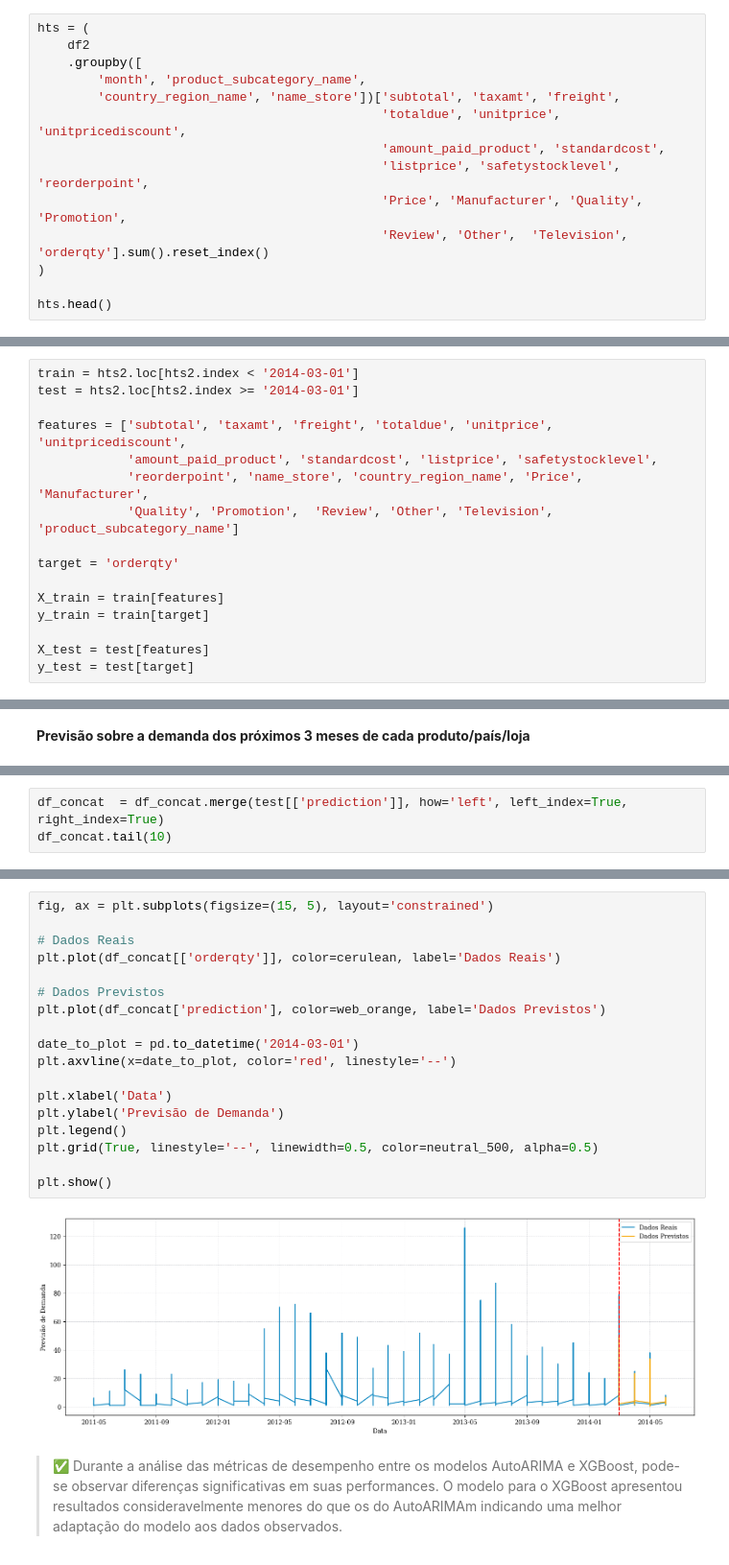
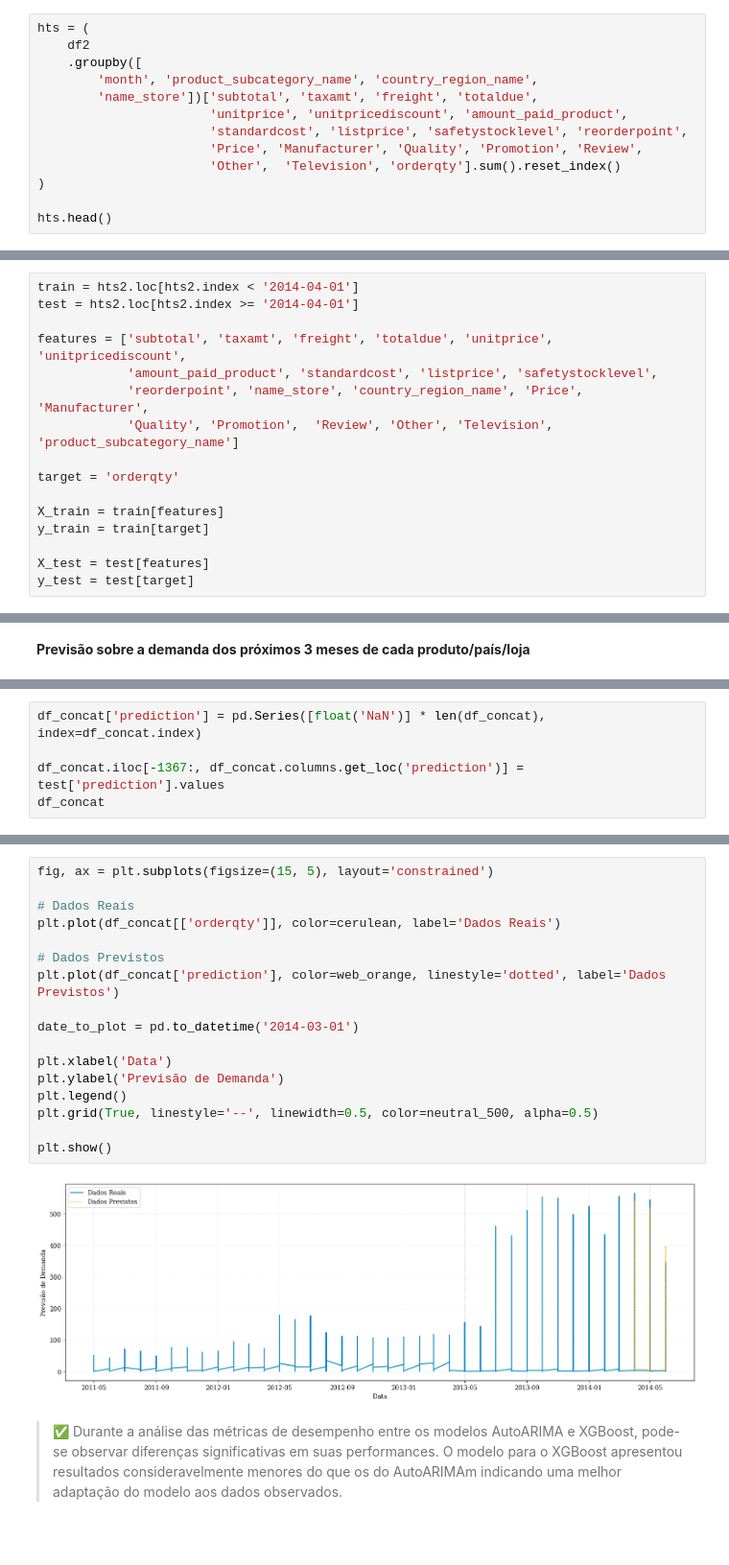
Before and after one commit to andressagomes26/adventure_works_demand_forecast, a Jupyter notebook: demand_forecast.ipynb, the cells around one changed output, grey strips where cells are left out. Shown at 96% size. Saved outputs shown, nothing was run; the diff lists cells and outputs as text.

```diff
--- a/demand_forecast.ipynb
+++ b/demand_forecast.ipynb
@@ -654,13 +722,12 @@ df2 = df2.drop('city', axis=1)
 hts = (
     df2
     .groupby([
-        'month', 'product_subcategory_name',
-        'country_region_name', 'name_store'])['subtotal', 'taxamt', 'freight',
-                                              'totaldue', 'unitprice', 'unitpricediscount',
-                                              'amount_paid_product', 'standardcost',
-                                              'listprice', 'safetystocklevel', 'reorderpoint',
-                                              'Price', 'Manufacturer', 'Quality', 'Promotion',
-                                              'Review', 'Other',  'Television', 'orderqty'].sum().reset_index()
+        'month', 'product_subcategory_name', 'country_region_name',
+        'name_store'])['subtotal', 'taxamt', 'freight', 'totaldue',
+                       'unitprice', 'unitpricediscount', 'amount_paid_product',
+                       'standardcost', 'listprice', 'safetystocklevel', 'reorderpoint',
+                       'Price', 'Manufacturer', 'Quality', 'Promotion', 'Review',
+                       'Other',  'Television', 'orderqty'].sum().reset_index()
 )
 
 hts.head()
@@ -705,8 +790,8 @@ df_concat = hts2.copy()
 # %% [markdown]
 **Divisão dos dados em treinamento e teste**
 # %%
-train = hts2.loc[hts2.index < '2014-03-01']
-test = hts2.loc[hts2.index >= '2014-03-01']
+train = hts2.loc[hts2.index < '2014-04-01']
+test = hts2.loc[hts2.index >= '2014-04-01']
 
 features = ['subtotal', 'taxamt', 'freight', 'totaldue', 'unitprice', 'unitpricediscount',
             'amount_paid_product', 'standardcost', 'listprice', 'safetystocklevel',
@@ -826,3 +930,0 @@ df_concat.tail(10)
-# %%
-df_concat  = df_concat.merge(test[['prediction']], how='left', left_index=True, right_index=True)
-df_concat.tail(10)
@@ -842,0 +948,5 @@ df_concat.tail(10)
+# %%
+df_concat['prediction'] = pd.Series([float('NaN')] * len(df_concat), index=df_concat.index)
+
+df_concat.iloc[-1367:, df_concat.columns.get_loc('prediction')] = test['prediction'].values
+df_concat
@@ -843,23 +968,22 @@ df_concat.tail(10)
 # %%
 fig, ax = plt.subplots(figsize=(15, 5), layout='constrained')
 
 # Dados Reais
 plt.plot(df_concat[['orderqty']], color=cerulean, label='Dados Reais')
 
 # Dados Previstos
-plt.plot(df_concat['prediction'], color=web_orange, label='Dados Previstos')
+plt.plot(df_concat['prediction'], color=web_orange, linestyle='dotted', label='Dados Previstos')
 
 date_to_plot = pd.to_datetime('2014-03-01')
-plt.axvline(x=date_to_plot, color='red', linestyle='--')
 
 plt.xlabel('Data')
 plt.ylabel('Previsão de Demanda')
 plt.legend()
 plt.grid(True, linestyle='--', linewidth=0.5, color=neutral_500, alpha=0.5)
 
 plt.show()
 # %% [output]
-[figure, old version]
+[figure, new version]
 # %% [markdown]
 <blockquote class="callout callout_default" theme="✅">
   <p>✅ Durante a análise das métricas de desempenho  entre os modelos AutoARIMA e XGBoost, pode-se observar diferenças significativas em suas performances. O modelo para o XGBoost apresentou resultados consideravelmente menores do que os do AutoARIMAm indicando uma melhor adaptação do modelo aos dados observados.</p>
```
Also changed, not shown: parts of 73 cells of this notebook, 3 other files.
